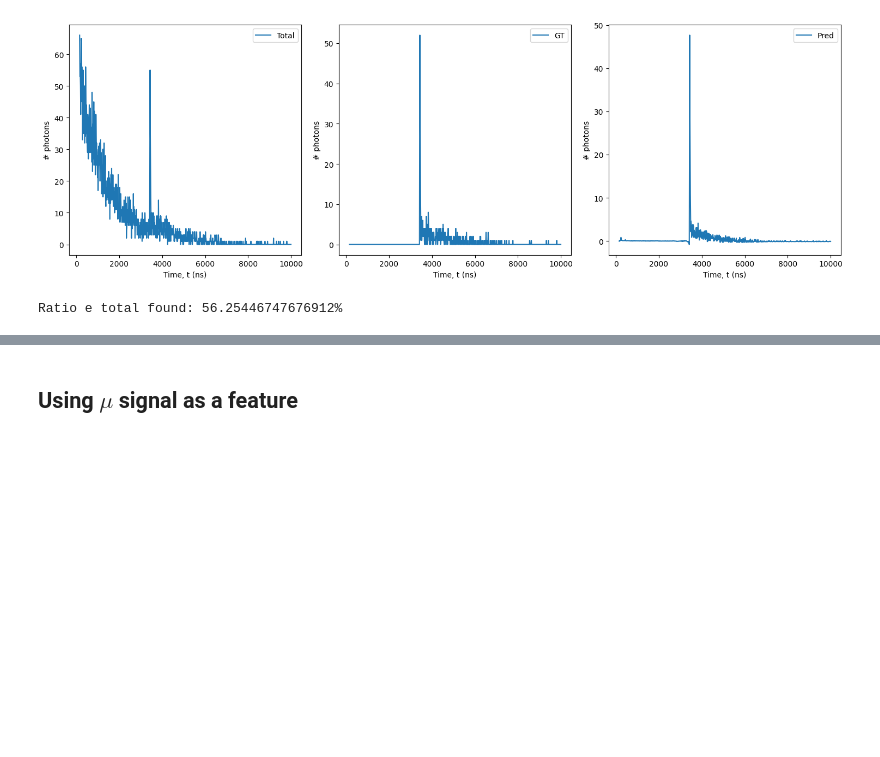
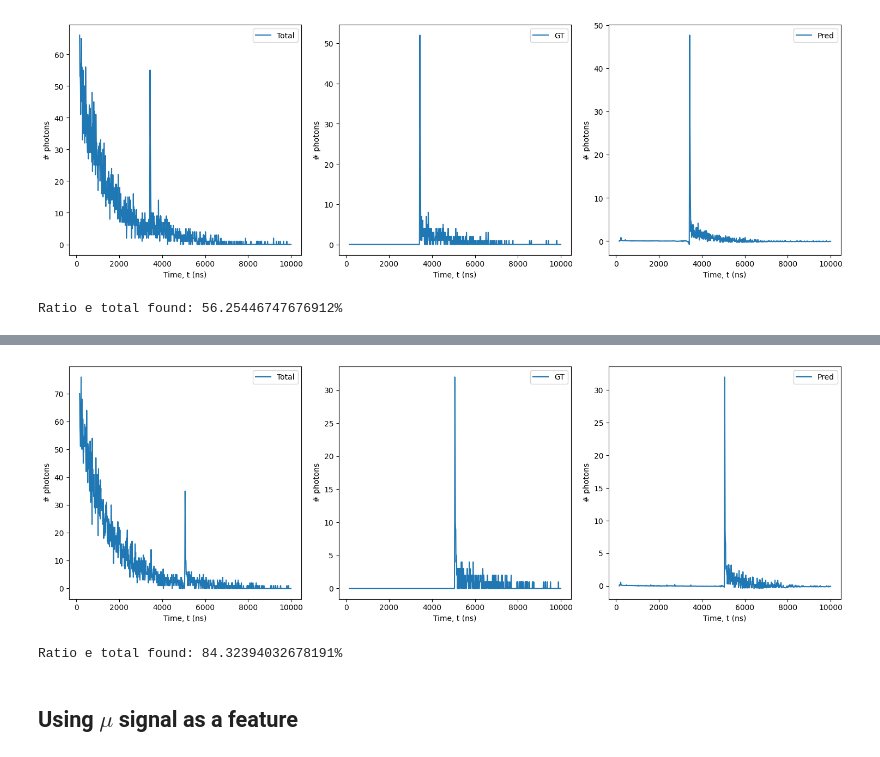
Before and after one commit to JaviGamero/LArTPC_Calibration, a Jupyter notebook: scripts/python/signalDecompose/DL_Algorithms.ipynb, the cells around one changed output, grey strips where cells are left out. Drawn from its saved outputs; the diff is of its cells as text; code cells hidden in the pictures; blank space fills up the shorter version.

```diff
--- a/scripts/python/signalDecompose/DL_Algorithms.ipynb
+++ b/scripts/python/signalDecompose/DL_Algorithms.ipynb
@@ -918,0 +960,8 @@ model.save(os.path.join(MODELS, '3layers_Bidir_LSTM_Complex.keras'), overwrite=T
+# %%
+from keras.saving import load_model
+
+MODELS = os.path.join(PATH, os.path.join('scripts', os.path.join('python', 'models')))
+model = load_model(os.path.join(MODELS, '3layers_Bidir_LSTM_Complex.keras'))
+
+testModel(model, None, Xf[:,:,np.newaxis].astype('float64'), yf)
+# %% [output]
@@ -919,3 +969,5 @@ model.save(os.path.join(MODELS, '3layers_Bidir_LSTM_Complex.keras'), overwrite=T
+[figure, added]
+Ratio e total found: 84.32394032678191%
 # %% [markdown]
 ## Using $\mu$ signal as a feature
 # %% [markdown]
```
Also changed, not shown: parts of 12 cells of this notebook.
